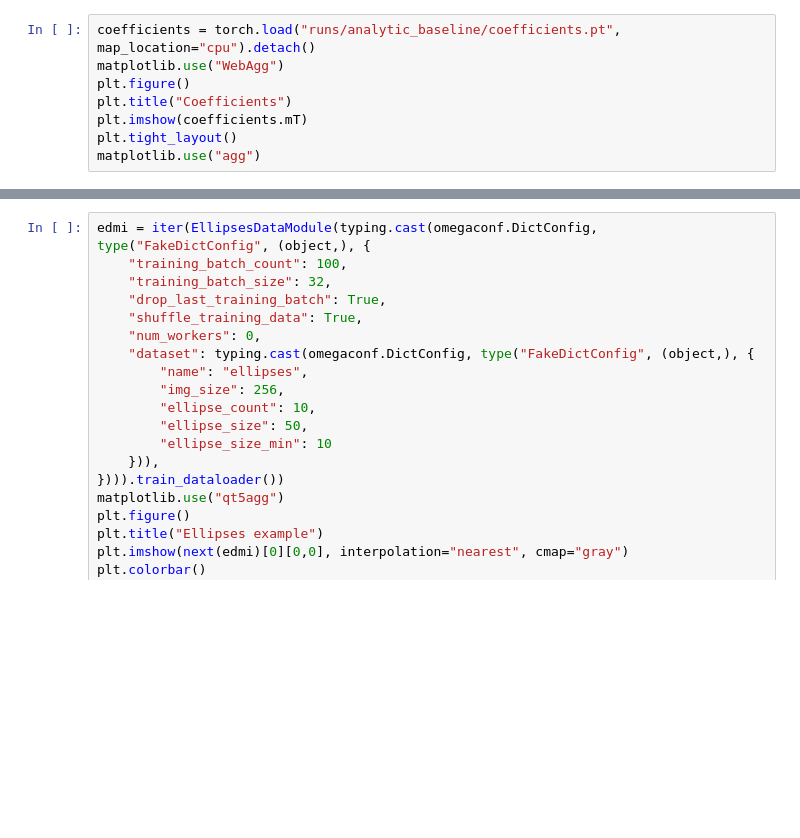
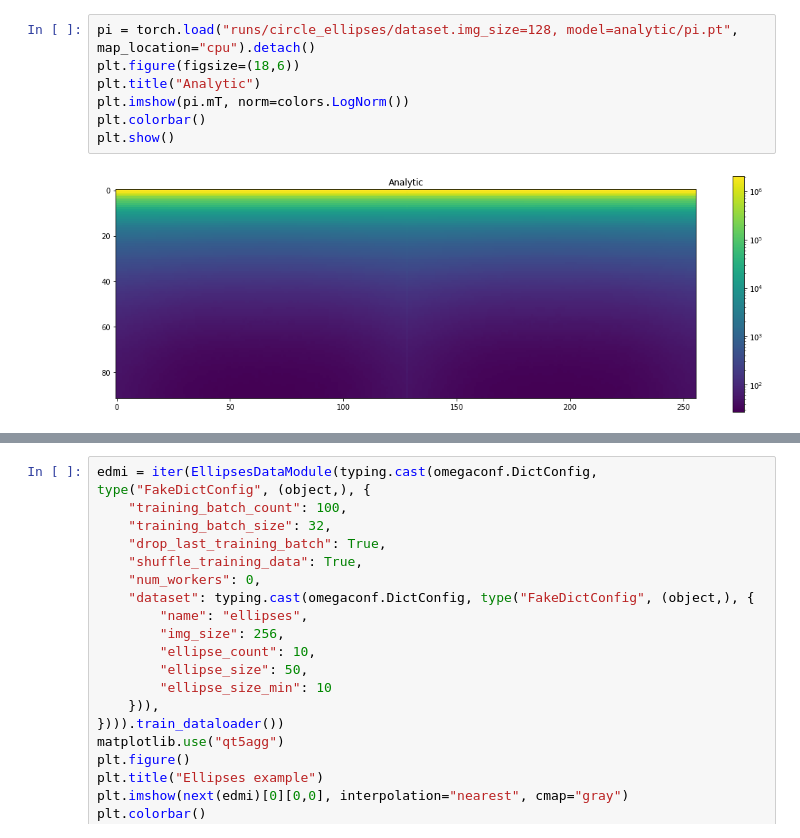
Before and after one commit to AlexanderAuras/LearnedRadonFilters, a Jupyter notebook: test.ipynb, the cells around one changed output, grey strips where cells are left out. Saved outputs shown, nothing was run; the diff lists cells and outputs as text; blank space fills up the shorter version.

```diff
--- a/test.ipynb
+++ b/test.ipynb
@@ -10,8 +29,9 @@ from ellipses_datamodule import EllipsesDataModule
 # %%
-coefficients = torch.load("runs/analytic_baseline/coefficients.pt", map_location="cpu").detach()
-matplotlib.use("WebAgg")
-plt.figure()
-plt.title("Coefficients")
-plt.imshow(coefficients.mT)
-plt.tight_layout()
-matplotlib.use("agg")
+pi = torch.load("runs/circle_ellipses/dataset.img_size=128, model=analytic/pi.pt", map_location="cpu").detach()
+plt.figure(figsize=(18,6))
+plt.title("Analytic")
+plt.imshow(pi.mT, norm=colors.LogNorm())
+plt.colorbar()
+plt.show()
+# %% [output]
+[figure, added]
```
Also changed, not shown: parts of 4 cells of this notebook, 8 other files.
